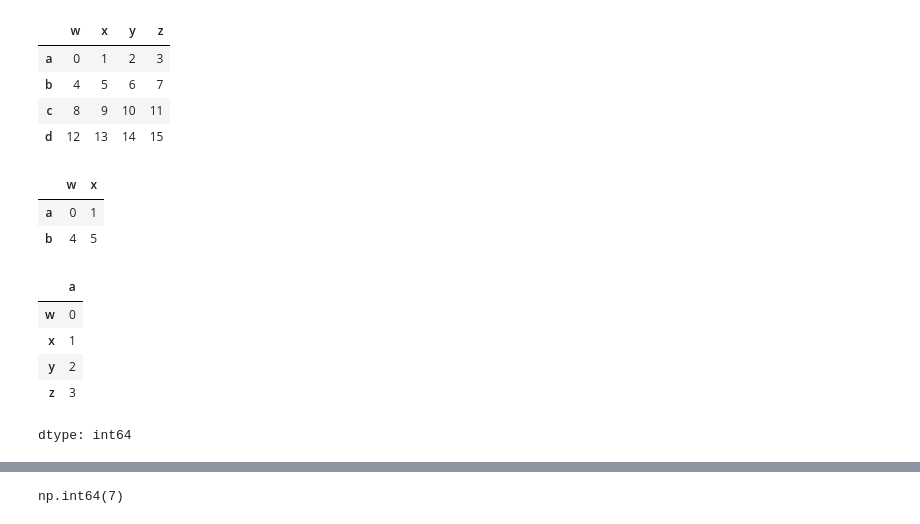
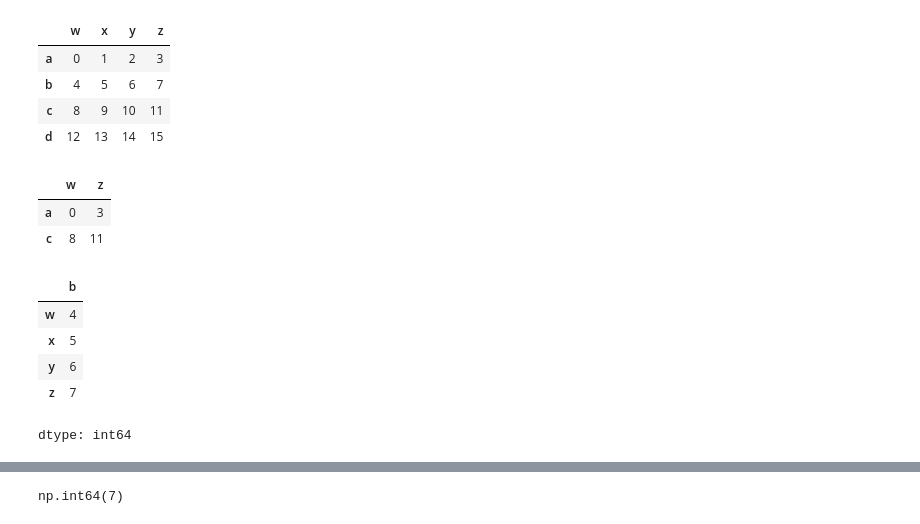
Before and after one commit to taif-ghazali/IHUB-Cohort, a Jupyter notebook: AIML_Sep_2026_Basics_of_Python.ipynb, the cells around one changed output, grey strips where cells are left out. Drawn from its saved outputs; the diff is of its cells as text; code cells hidden in the pictures.

```diff
--- a/AIML_Sep_2026_Basics_of_Python.ipynb
+++ b/AIML_Sep_2026_Basics_of_Python.ipynb
@@ -556,17 +646,17 @@ dataframe_from_array
 | c | 8 | 9 | 10 | 11 |
 | d | 12 | 13 | 14 | 15 |
 # %%
-dataframe_from_array.loc[['a','b'],['w','x']]
+dataframe_from_array.loc[['a','c'],['w','z']]
 # %% [output]
-|  | w | x |
-| a | 0 | 1 |
-| b | 4 | 5 |
+|  | w | z |
+| a | 0 | 3 |
+| c | 8 | 11 |
 # %%
-dataframe_from_array.loc['a']  ## it needs position as integer
+dataframe_from_array.loc['b']  ## it needs position as integer
 # %% [output]
-|  | a |
-| w | 0 |
-| x | 1 |
-| y | 2 |
-| z | 3 |
+|  | b |
+| w | 4 |
+| x | 5 |
+| y | 6 |
+| z | 7 |
 dtype: int64
```
Also changed, not shown: parts of 22 cells of this notebook.
